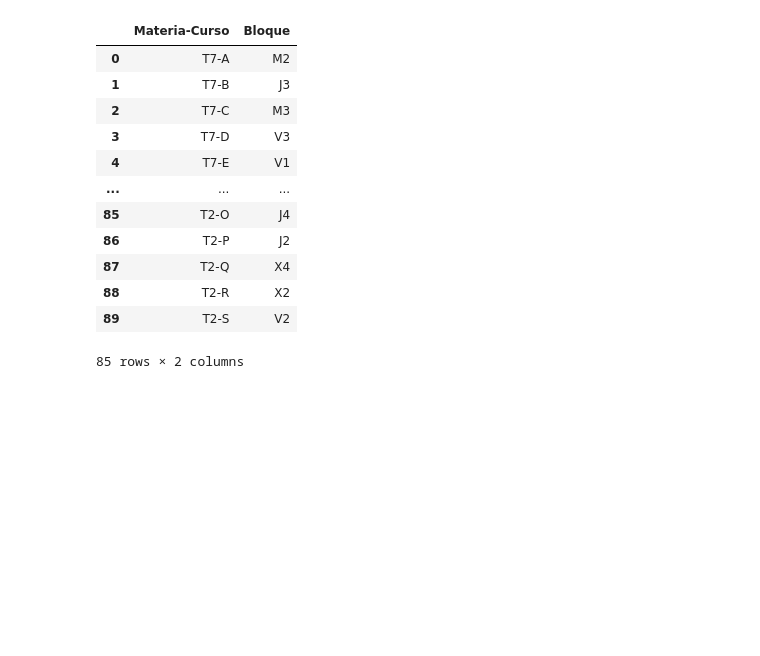
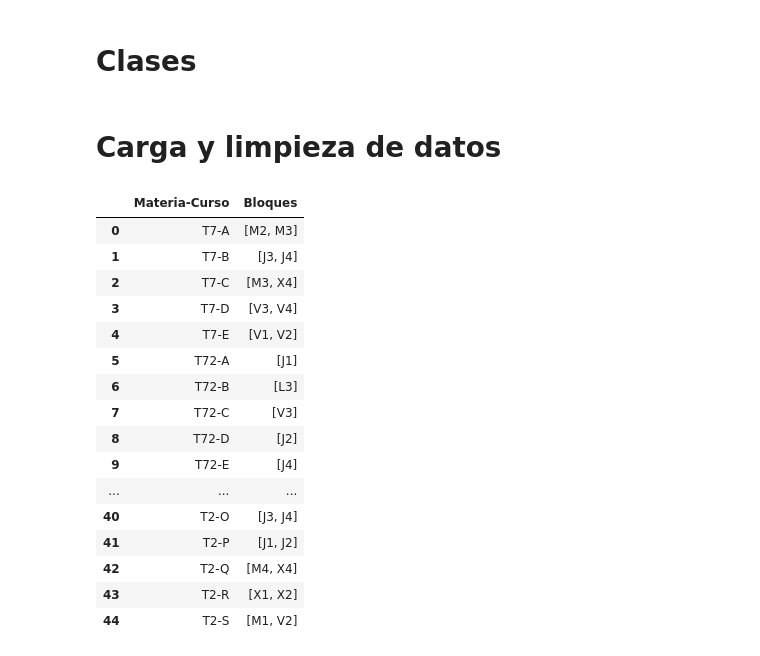
Before and after one commit to mulrich-ort/horarios, a Jupyter notebook: Probando_limpieza.ipynb, the cells around one changed output. Cells and saved outputs as stored; diff of their text form; code cells hidden in the pictures; blank space fills up the shorter version.

```diff
--- a/Probando_limpieza.ipynb
+++ b/Probando_limpieza.ipynb
@@ -4,0 +4,2 @@ capacidades = pd.read_csv('data/Capacidades.csv')
+# %% [markdown]
+# Clases
@@ -5,18 +76,26 @@ capacidades = pd.read_csv('data/Capacidades.csv')
+# %% [markdown]
+# Carga y limpieza de datos
 # %%
 horarios = pd.read_csv('data/HorariosMaterias.csv')
-horarios = horarios.melt(id_vars=['Materia-Curso'], value_name='Bloque').drop(columns=['variable']).dropna()
+#horarios = horarios.melt(id_vars=['Materia-Curso'], value_name='Bloque').drop(columns=['variable']).dropna()
+horarios['Bloques'] = horarios.apply(lambda row: [row[col] for col in ['Bloque 1', 'Bloque 2'] if pd.notna(row[col])]  , axis=1)
+horarios.drop(columns=['Bloque 1', 'Bloque 2'], inplace=True)
 horarios
 # %% [output]
-|  | Materia-Curso | Bloque |
-| 0 | T7-A | M2 |
-| 1 | T7-B | J3 |
-| 2 | T7-C | M3 |
-| 3 | T7-D | V3 |
-| 4 | T7-E | V1 |
+|  | Materia-Curso | Bloques |
+| 0 | T7-A | [M2, M3] |
+| 1 | T7-B | [J3, J4] |
+| 2 | T7-C | [M3, X4] |
+| 3 | T7-D | [V3, V4] |
+| 4 | T7-E | [V1, V2] |
+| 5 | T72-A | [J1] |
+| 6 | T72-B | [L3] |
+| 7 | T72-C | [V3] |
+| 8 | T72-D | [J2] |
+| 9 | T72-E | [J4] |
 | ... | ... | ... |
-| 85 | T2-O | J4 |
-| 86 | T2-P | J2 |
-| 87 | T2-Q | X4 |
-| 88 | T2-R | X2 |
-| 89 | T2-S | V2 |
+| 40 | T2-O | [J3, J4] |
+| 41 | T2-P | [J1, J2] |
+| 42 | T2-Q | [M4, X4] |
+| 43 | T2-R | [X1, X2] |
+| 44 | T2-S | [M1, V2] |
-85 rows × 2 columns
```
Also changed, not shown: parts of 20 cells of this notebook.
